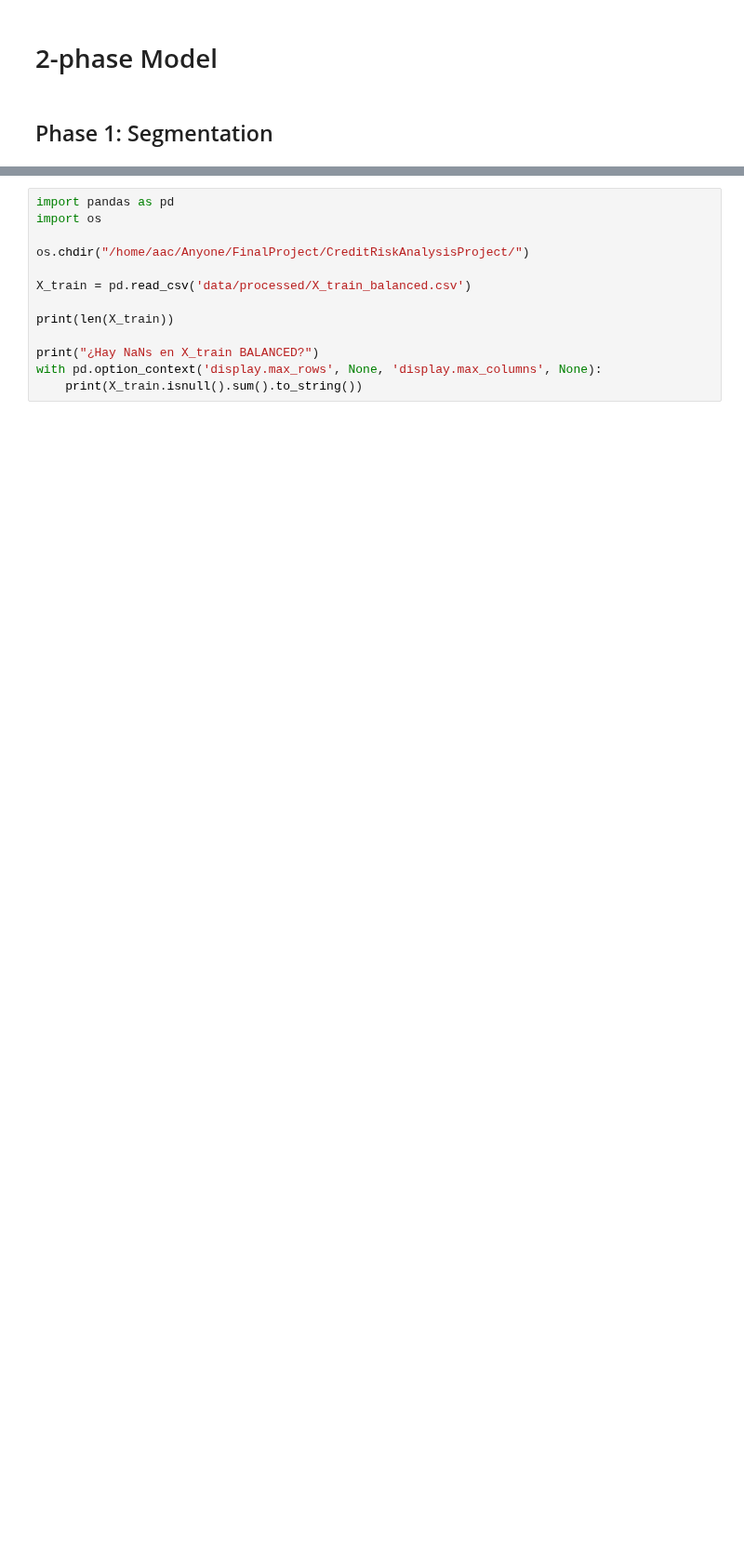
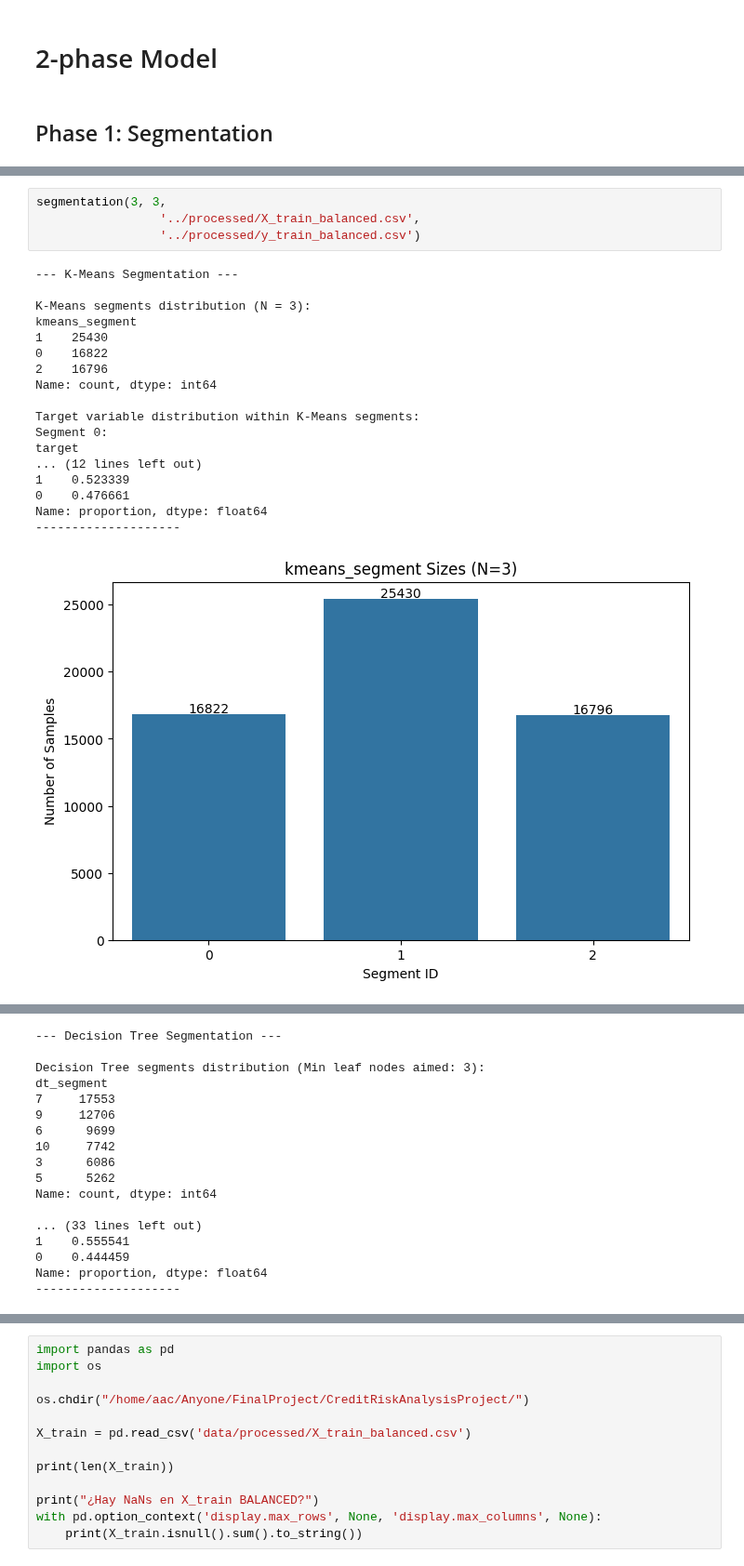
Before and after one commit to alkimer/CreditRiskAnalysisProject, a Jupyter notebook: data/modeling_data/segmented_model.ipynb, the cells around one changed output, grey strips where cells are left out. Shown at 93% size. Drawn from its saved outputs; the diff is of its cells as text; blank space fills up the shorter version.

Commit message:
segmented_model.py advance

```diff
--- a/data/modeling_data/segmented_model.ipynb
+++ b/data/modeling_data/segmented_model.ipynb
@@ -40,0 +7,23 @@ OCCUPATION_TYPE_IMPUTED              0
+# %%
+segmentation(3, 3,
+                 '../processed/X_train_balanced.csv',
+                 '../processed/y_train_balanced.csv')
+# %% [output]
+--- K-Means Segmentation ---
+
+K-Means segments distribution (N = 3):
+kmeans_segment
+1    25430
+0    16822
+2    16796
+Name: count, dtype: int64
+
+Target variable distribution within K-Means segments:
+Segment 0:
+target
+... (12 lines left out)
+1    0.523339
+0    0.476661
+Name: proportion, dtype: float64
+--------------------
+[figure, added]
@@ -40,0 +31,17 @@ OCCUPATION_TYPE_IMPUTED              0
+--- Decision Tree Segmentation ---
+
+Decision Tree segments distribution (Min leaf nodes aimed: 3):
+dt_segment
+7     17553
+9     12706
+6      9699
+10     7742
+3      6086
+5      5262
+Name: count, dtype: int64
+
+... (33 lines left out)
+1    0.555541
+0    0.444459
+Name: proportion, dtype: float64
+--------------------
```
Also changed, not shown: parts of 4 cells of this notebook, 5 other files.
